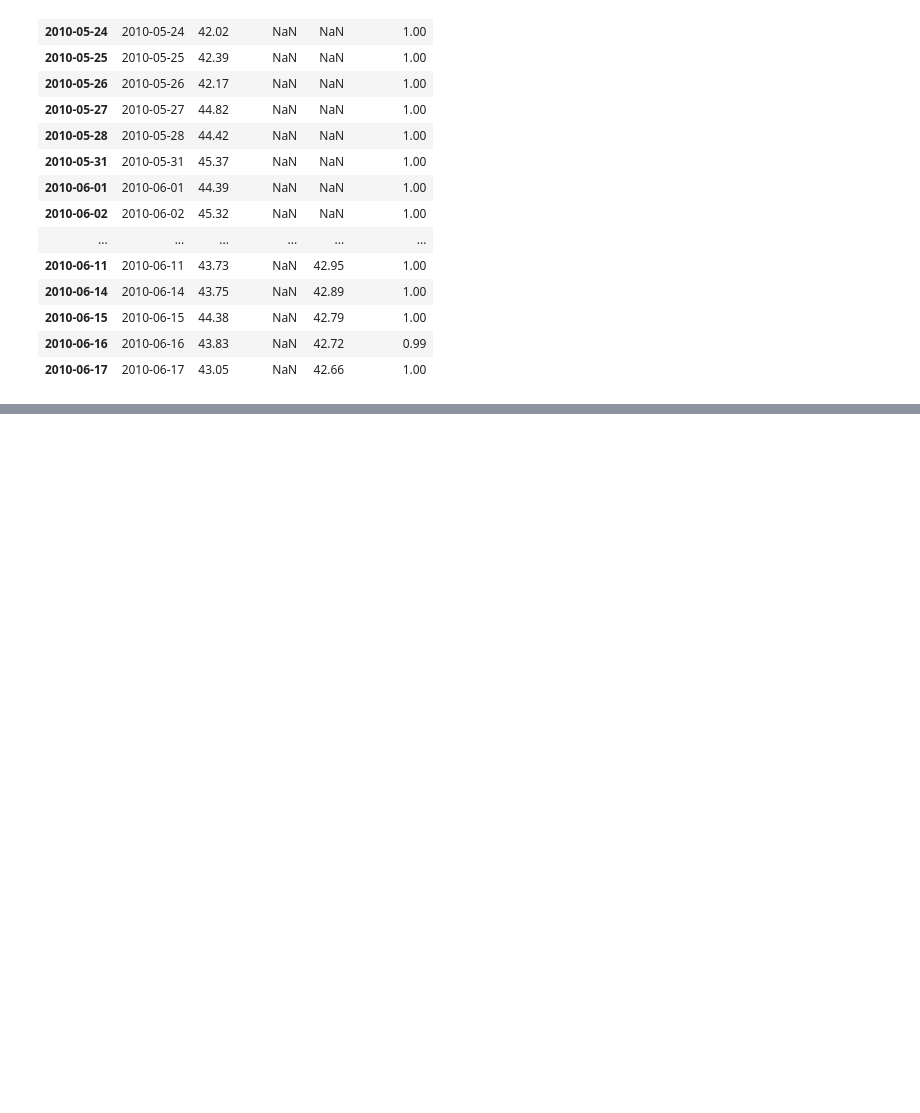
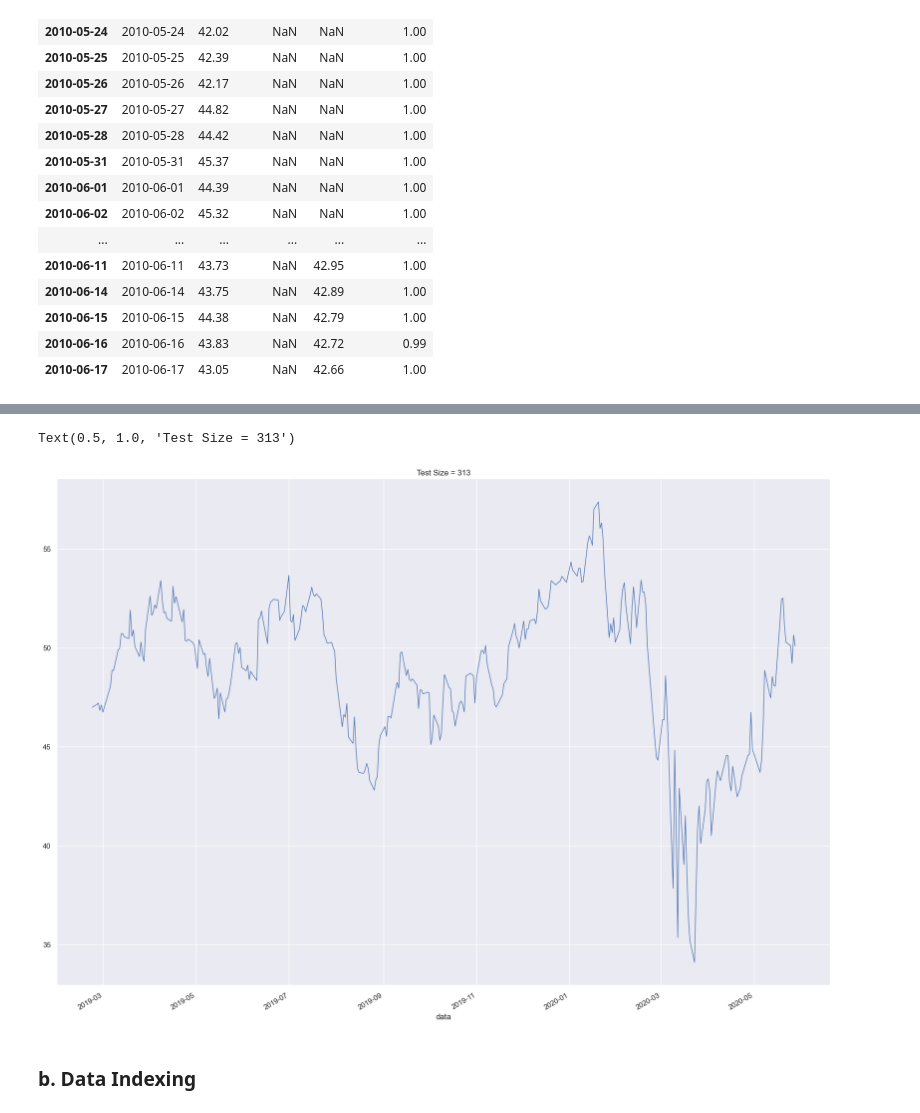
Before and after one commit to shubham8all/Time-Series-Data-Forecasting---StockMarket, a Jupyter notebook: notebooks/Preprocessing and Data Exploration.ipynb, the cells around one changed output, grey strips where cells are left out. Cells and saved outputs as stored; diff of their text form; code cells hidden in the pictures; blank space fills up the shorter version.

```diff
--- a/notebooks/Preprocessing and Data Exploration.ipynb
+++ b/notebooks/Preprocessing and Data Exploration.ipynb
@@ -669,0 +774,9 @@ ValueError: Length of values (2465) does not match length of index (2495)
+# %%
+df_test.plot(linewidth=1)
+plt.grid(True)
+plt.title(f'Test Size = {len(df_test)}')
+# %% [output]
+Text(0.5, 1.0, 'Test Size = 313')
+[figure, added]
+# %% [markdown]
+### **b. Data Indexing**
```
Also changed, not shown: parts of 53 cells of this notebook.
